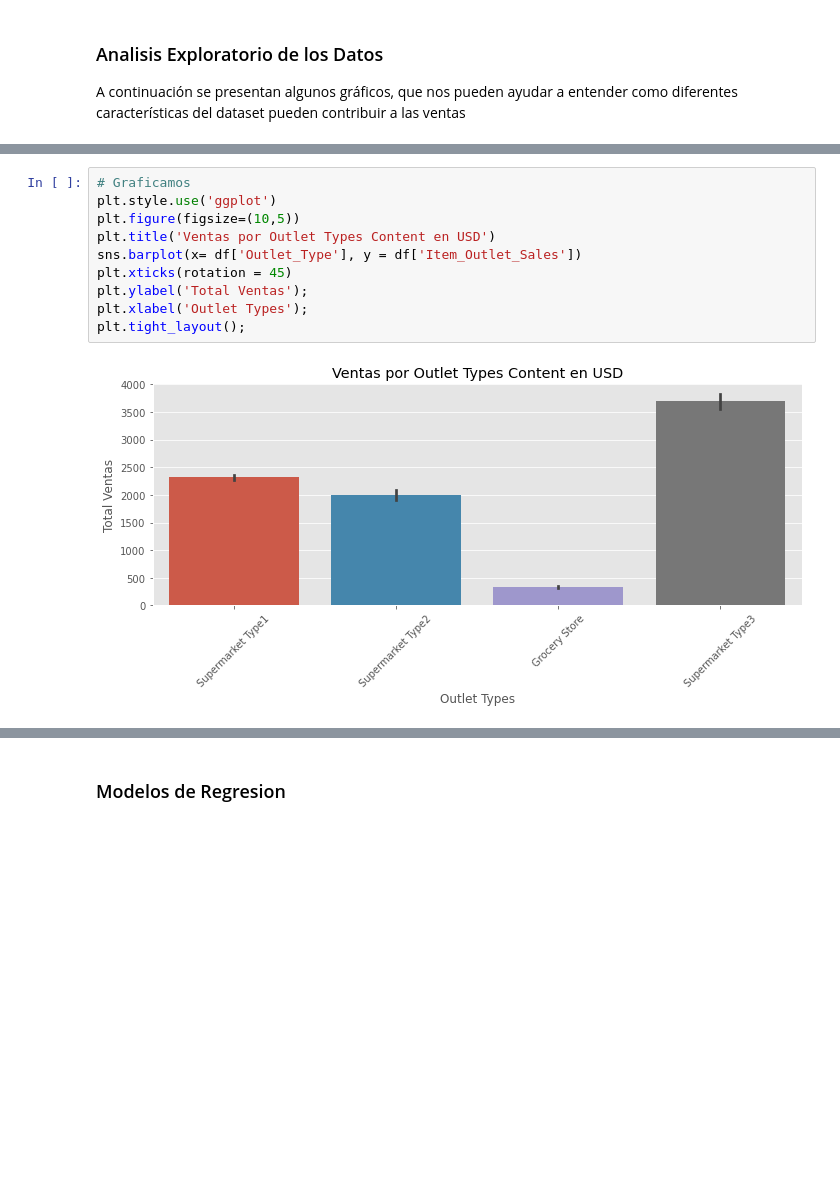
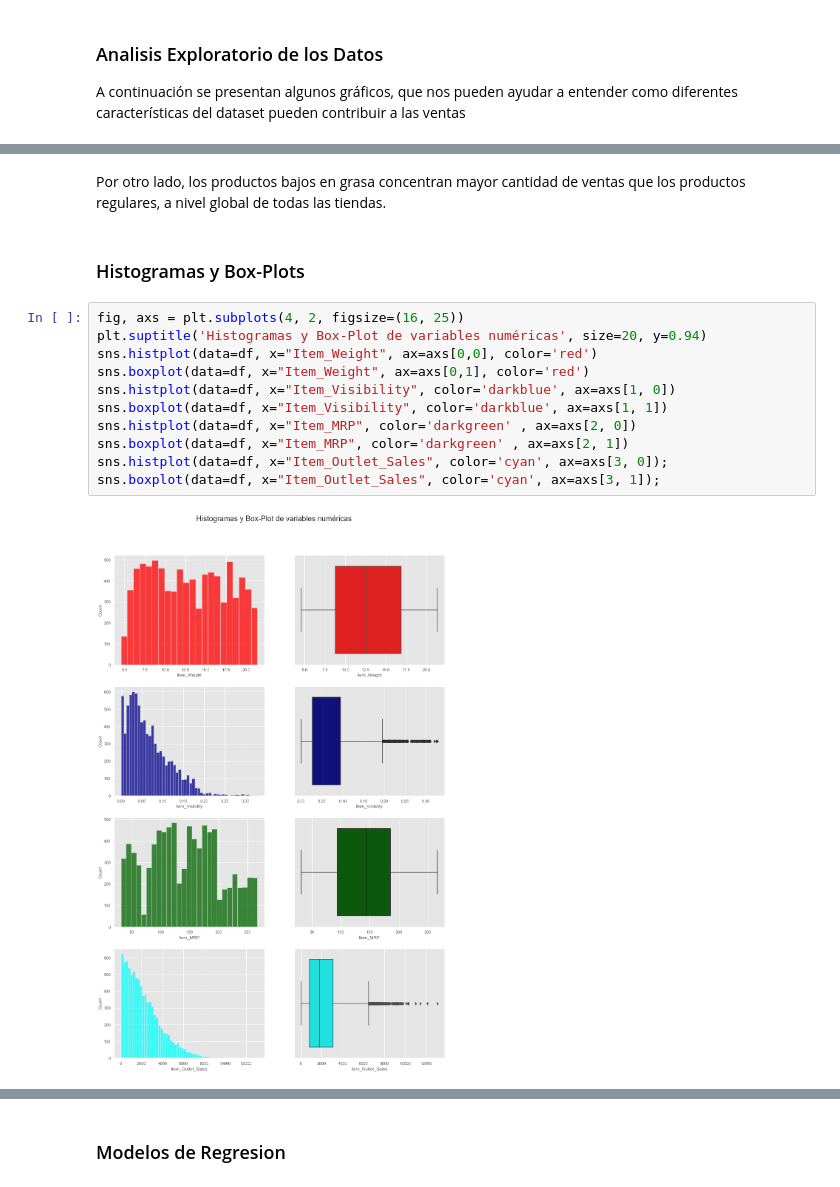
Before and after one commit to gillaness/predicciones-ventas, a Jupyter notebook: prediccion-ventas.ipynb, the cells around one changed output, grey strips where cells are left out. Saved outputs shown, nothing was run; the diff lists cells and outputs as text; blank space fills up the shorter version.

```diff
--- a/prediccion-ventas.ipynb
+++ b/prediccion-ventas.ipynb
@@ -374,12 +398,17 @@ plt.tight_layout();
-# %%
-# Graficamos
-plt.style.use('ggplot')
-plt.figure(figsize=(10,5))
-plt.title('Ventas por Outlet Types Content en USD')
-sns.barplot(x= df['Outlet_Type'], y = df['Item_Outlet_Sales'])
-plt.xticks(rotation = 45)
-plt.ylabel('Total Ventas');
-plt.xlabel('Outlet Types');
-plt.tight_layout();
-# %% [output]
-[figure, removed]
+# %% [markdown]
+Por otro lado, los productos bajos en grasa concentran mayor cantidad de ventas que los productos regulares, a nivel global de todas las tiendas.
+# %% [markdown]
+### Histogramas y Box-Plots
+# %%
+fig, axs = plt.subplots(4, 2, figsize=(16, 25))
+plt.suptitle('Histogramas y Box-Plot de variables numéricas', size=20, y=0.94)
+sns.histplot(data=df, x="Item_Weight", ax=axs[0,0], color='red')
+sns.boxplot(data=df, x="Item_Weight", ax=axs[0,1], color='red')
+sns.histplot(data=df, x="Item_Visibility", color='darkblue', ax=axs[1, 0])
+sns.boxplot(data=df, x="Item_Visibility", color='darkblue', ax=axs[1, 1])
+sns.histplot(data=df, x="Item_MRP", color='darkgreen' , ax=axs[2, 0])
+sns.boxplot(data=df, x="Item_MRP", color='darkgreen' , ax=axs[2, 1])
+sns.histplot(data=df, x="Item_Outlet_Sales", color='cyan', ax=axs[3, 0]);
+sns.boxplot(data=df, x="Item_Outlet_Sales", color='cyan', ax=axs[3, 1]);
+# %% [output]
+[figure, added]
```
Also changed, not shown: parts of 42 cells of this notebook.
